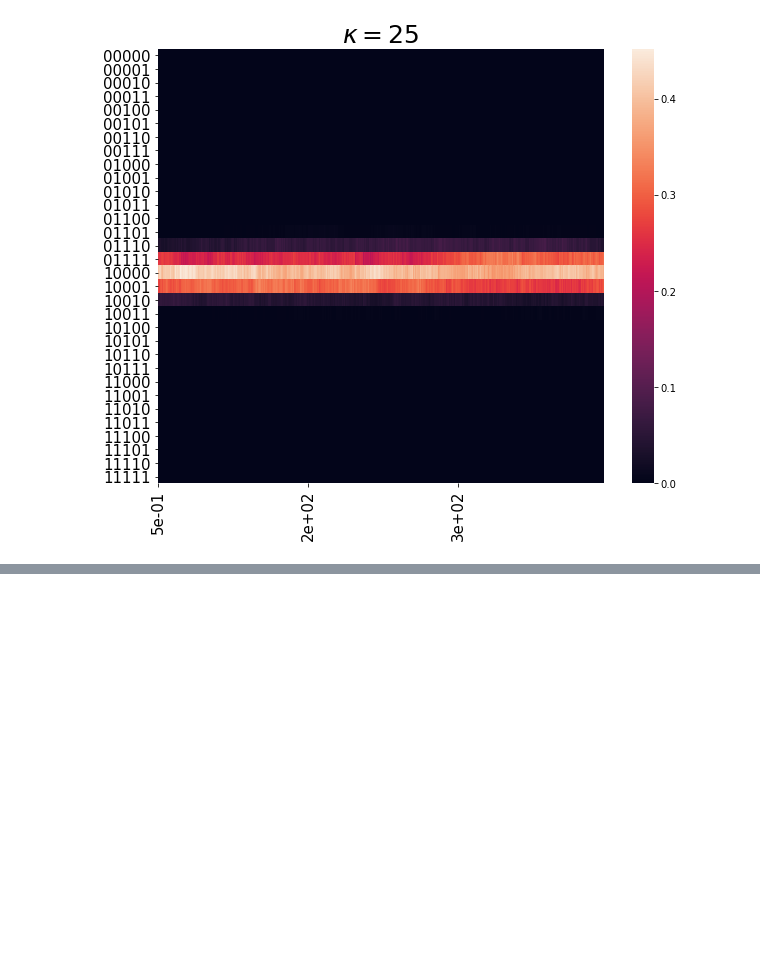
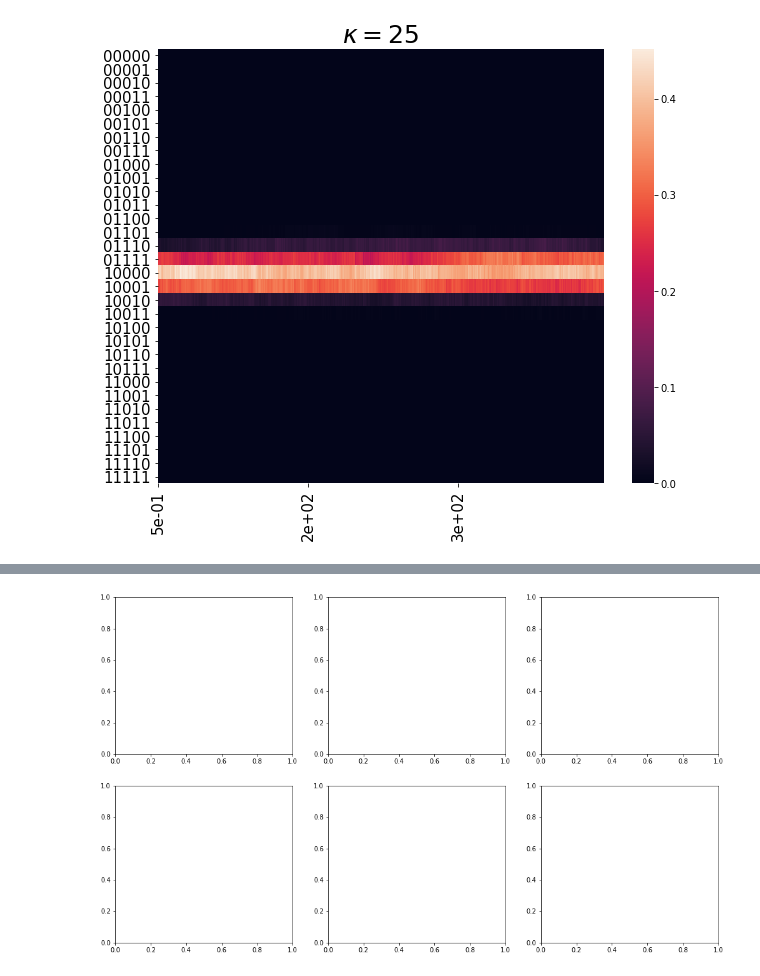
Before and after one commit to patrick-oliveira/EntropiaGrafos, a Jupyter notebook: Plots e Analise.ipynb, the cells around one changed output, grey strips where cells are left out. Cells and saved outputs as stored; diff of their text form; code cells hidden in the pictures; blank space fills up the shorter version.

```diff
--- a/Plots e Analise.ipynb
+++ b/Plots e Analise.ipynb
@@ -154,0 +274,4 @@ KeyboardInterrupt:
+# %%
+fig, axs = plt.subplots(2, 3, figsize = (17, 10))
+# %% [output]
+[figure, added]
```
Also changed, not shown: parts of 11 cells of this notebook, 23 other files.
